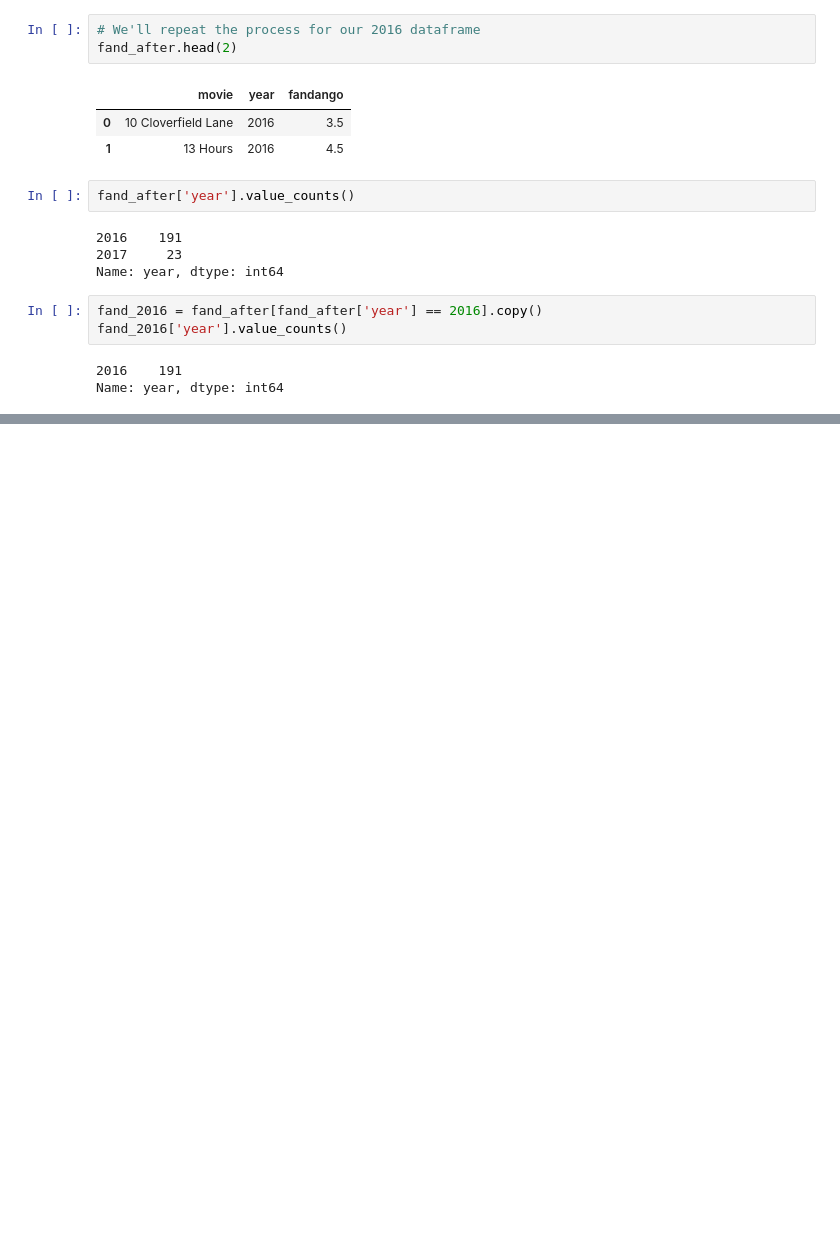
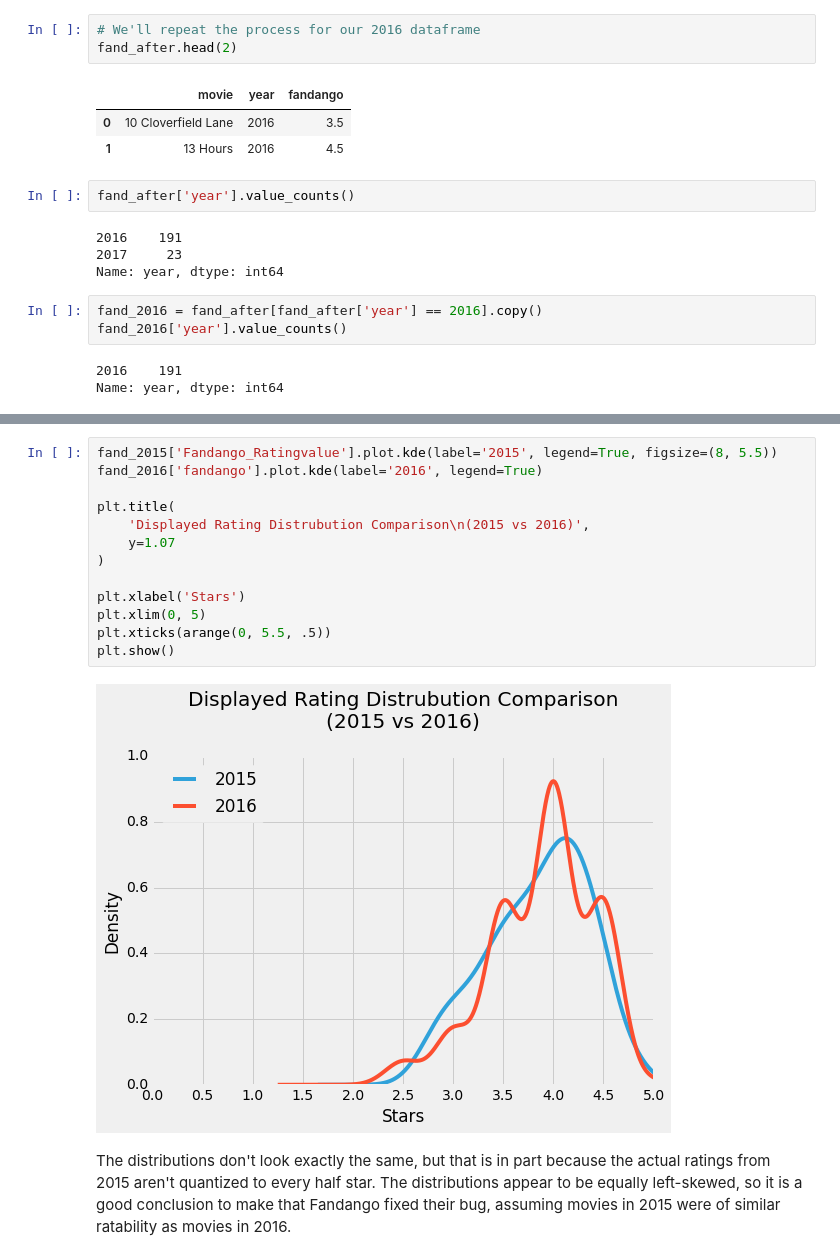
Before and after one commit to JamesDWilkinson/Guided-Project_-Investigating-Fandango-Movie-Ratings, a Jupyter notebook: Basics.ipynb, the cells around one changed output, grey strips where cells are left out. Saved outputs shown, nothing was run; the diff lists cells and outputs as text; blank space fills up the shorter version.

```diff
--- a/Basics.ipynb
+++ b/Basics.ipynb
@@ -181,0 +212,17 @@ Name: year, dtype: int64
+# %%
+fand_2015['Fandango_Ratingvalue'].plot.kde(label='2015', legend=True, figsize=(8, 5.5))
+fand_2016['fandango'].plot.kde(label='2016', legend=True)
+
+plt.title(
+    'Displayed Rating Distrubution Comparison\n(2015 vs 2016)',
+    y=1.07
+)
+
+plt.xlabel('Stars')
+plt.xlim(0, 5)
+plt.xticks(arange(0, 5.5, .5))
+plt.show()
+# %% [output]
+[figure, added]
+# %% [markdown]
+The distributions don't look exactly the same, but that is in part because the actual ratings from 2015 aren't quantized to every half star. The distributions appear to be equally left-skewed, so it is a good conclusion to make that Fandango fixed their bug, assuming movies in 2015 were of similar ratability as movies in 2016.
```
Also changed, not shown: parts of 4 cells of this notebook.
